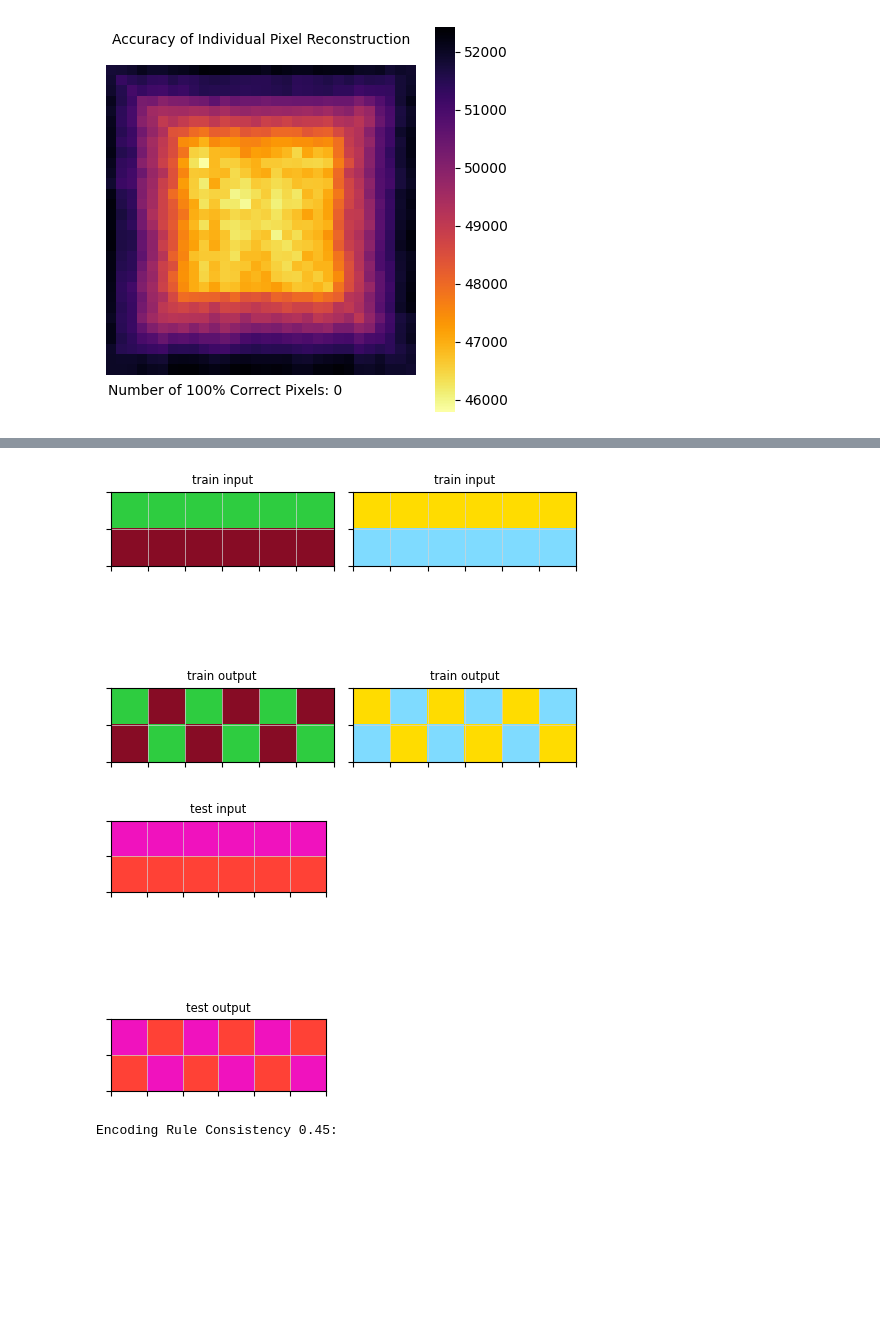
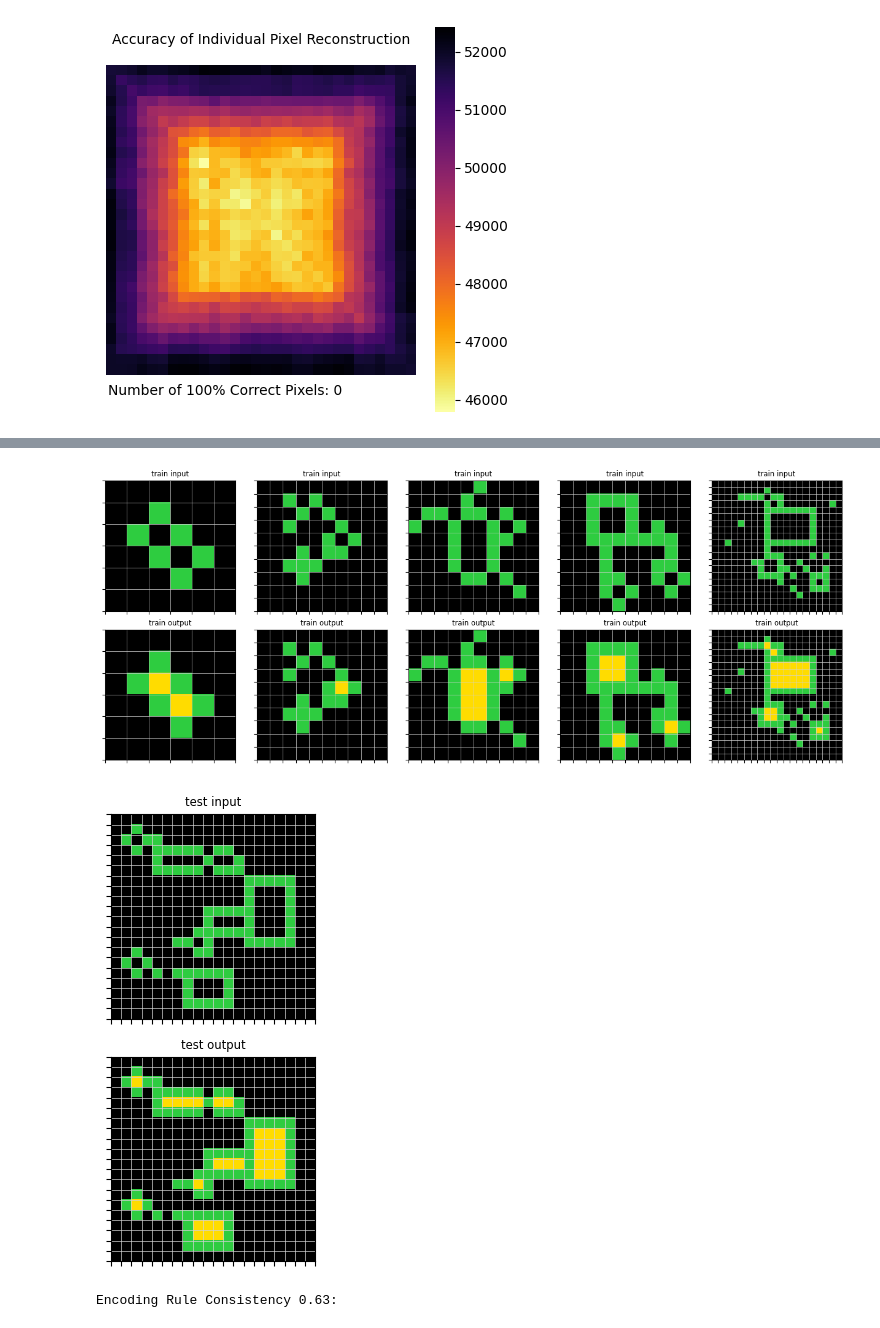
Before and after one commit to foger3/ARC_DeepLearning, a Jupyter notebook: model/ARC_DL.ipynb, the cells around one changed output, grey strips where cells are left out. Cells and saved outputs as stored; diff of their text form; code cells hidden in the pictures; blank space fills up the shorter version.

```diff
--- a/model/ARC_DL.ipynb
+++ b/model/ARC_DL.ipynb
@@ -406,10 +414,10 @@ for task_file in evaluation_tasks_files:
         task = json.load(f)
         evaluation_tasks.append(task)
 
-X_test_e, y_test_e, X_train_e, y_train_e = [], [], [], []
+X_test_e, y_test_e, X_train_e, y_train_e = [[] for _ in range(4)]
 
 for task in evaluation_tasks:
-    Xs_test, ys_test, Xs_train, ys_train = [], [], [], []
+    Xs_test, ys_test, Xs_train, ys_train = [[] for _ in range(4)]
 
     for pair in task["test"]:
         Xs_test.append(pair["input"])
@@ -662,6 +679,8 @@ Evaluating the above training through means of auxillary tools:
 # %%
 # Load model for testing
 model_vae = torch.load('/content/drive/MyDrive/Thesis_LucaThoms/Models/model_128_bce_4k_2s_wd02.pt', map_location=torch.device(device))
+# eval_loader = data_load(X_train_e, y_train_e, aug=[True, True, True], batch_size=64, shuffle=True)
+eval_loader = data_load(X_train, y_train)
 
 # Create lists to store input and output (reconstructions)
 X_inp = []
@@ -708,18 +755,4 @@ plot_pix_heatmap(X_inp, X_out)
 # %%
-# Define batch size, create dataloaders and initialize network
-batch_size = 1
-inp_index = np.insert(np.cumsum([len(i) for i in X_train]), 0, 0)
-y_obs = get_all_matrix(y_test)
-sol_full = [20, 37, 47, 52, 55, 102, 110, 114, 129, 177, 185, 222, 275, 290, 321, 333, 352, 354, 372, 398]
-
-test_set_few = ARCDataset(X_train, y_train, stage="train", aug=[False, False, False])
-test_set_sol = ARCDataset(X_test, y_test, stage="train", aug=[False, False, False])
-test_loader_few = DataLoader(test_set_few, batch_size=batch_size)
-test_loader_sol = DataLoader(test_set_sol, batch_size=batch_size)
-
-# Load model for testing
-model_vae = torch.load('/content/drive/MyDrive/Thesis_LucaThoms/Models/model_64_bce_4k_2s_wd02.pt', map_location=torch.device(device))
-
 # Access VAE model latent vector
 def visual_analogy(model, test_loader_few, test_loader_sol, inp_index, comp='average'):
     model.eval()
@@ -728,9 +761,11 @@ def visual_analogy(model, test_loader_few, test_loader_sol, inp_index, comp='ave
         Z_few_i = []
         for batch_idx, (input, output) in enumerate(test_loader_few):
 
+            # z_inp, _ = model.encode(input.to(device))
             mu, logVar = model.encode(input.to(device))
             z_inp = model.reparameterize(mu, logVar)
 
+            # z_out, _ = model.encode(output.to(device))
             mu, logVar = model.encode(output.to(device))
             z_out = model.reparameterize(mu, logVar)
 
@@ -742,11 +777,12 @@ def visual_analogy(model, test_loader_few, test_loader_sol, inp_index, comp='ave
         Z_sol_o = []
         for batch_idx, (input, output) in enumerate(test_loader_sol):
 
+            # z_inp, _ = model.encode(input.to(device))
             mu, logVar = model.encode(input.to(device))
             z_inp = model.reparameterize(mu, logVar)
 
             Z_sol.append(z_inp.cpu().numpy().squeeze())
-            Z_sol_o.append(reverse_one_hot_encoder(output.numpy()))
+            Z_sol_o.append(reverse_one_hot_encoder(output.numpy().squeeze()))
 
         # Average rule vector
         Z_avg = []
@@ -762,7 +798,6 @@ def visual_analogy(model, test_loader_few, test_loader_sol, inp_index, comp='ave
                 euclidean_sim = np.linalg.norm(Z_temp[t] - Z_sol[i])
                 Z_euc.append(euclidean_sim)
             idx = list(range(inp_index[i], inp_index[i+1]))[Z_euc.index(min(Z_euc))]
-
             Z_sim.append(Z_few[idx])
 
         # Check encoding consistency of all example rule vectors
@@ -792,16 +827,13 @@ def visual_analogy(model, test_loader_few, test_loader_sol, inp_index, comp='ave
     return Z_sol_o, Z_sol_p, Z_cons, Z_rule
 
 sol = []
+sol_full = []
 while all(i in sol_full for i in sol):
 
-  Z_sol_o, Z_sol_p, Z_cons, Z_rule = visual_analogy(model_vae, test_set_few, test_set_sol, inp_index, comp='similarity')
+  Z_sol_o, Z_sol_p, Z_cons, Z_rule = visual_analogy(model_vae, test_loader_few, test_loader_sol, inp_index, comp='average')
 
-  # Re-Scale predictions to original output size
   y_pred = []
   for i in range(len(y_obs)):
       y_pred.append(reverse_scaling(y_obs[i], Z_sol_p[i]))
 
-  # Which items are predicted well?
   sol = solved_tasks(y_obs, y_pred)
-
-# all(i in sol_full for i in sol)
@@ -808,19 +849,20 @@ while all(i in sol_full for i in sol):
 # %%
-idx = 372
+idx = 1
 # Tasks it solved 100% correctly (training): 20, 37, 47, 52, 55, 102, 110, 114, 129, 177, 185, 222, 275, 290, 321, 333, 352, 354, 372, 398 (61, 192?)
+# Tasks it solved 100% correctly (evaluation): 42, 88, 92, 148, 154, 171, 217, 271, 304, 307, 325, 328, 351, 363
 
 # Plot ARC item
-plot_ARC(idx, path='training')
+plot_ARC(idx, path = 'training')
 
 # Plot Original and Predicted Output (resized)
 fig, axs = plt.subplots(2, 1, figsize=(6, 6))
-plot_one(y_obs[idx], axs[0], 0, 'original output')
-plot_one(y_pred[idx], axs[1], 0, 'predicted output')
+plot_one(y_pred[idx], axs[0], 0, 'rescaled prediction')
+plot_one(Z_sol_p[idx], axs[1], 0, 'original prediction')
 
 # Print Ruel Complexity
 print('Encoding Rule Consistency {0:.{1}f}:'.format(Z_rule[idx], 2))
 # print(Z_cons[idx])
 # %% [output]
-[figure, old version]
+[figure, new version]
-[figure, old version]
+[figure, new version]
-Encoding Rule Consistency 0.45:
+Encoding Rule Consistency 0.63:
```
Also changed, not shown: parts of 27 cells of this notebook.
